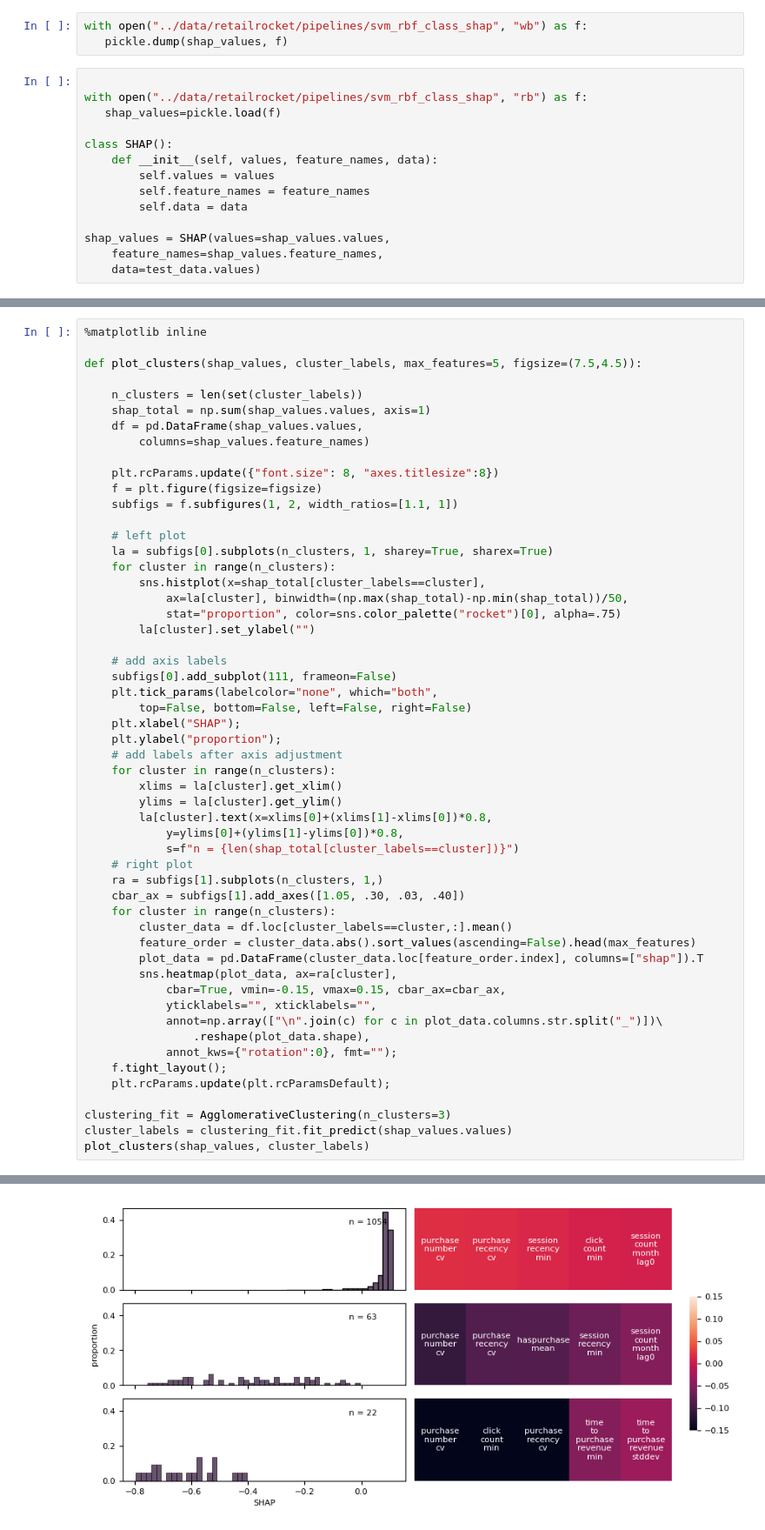
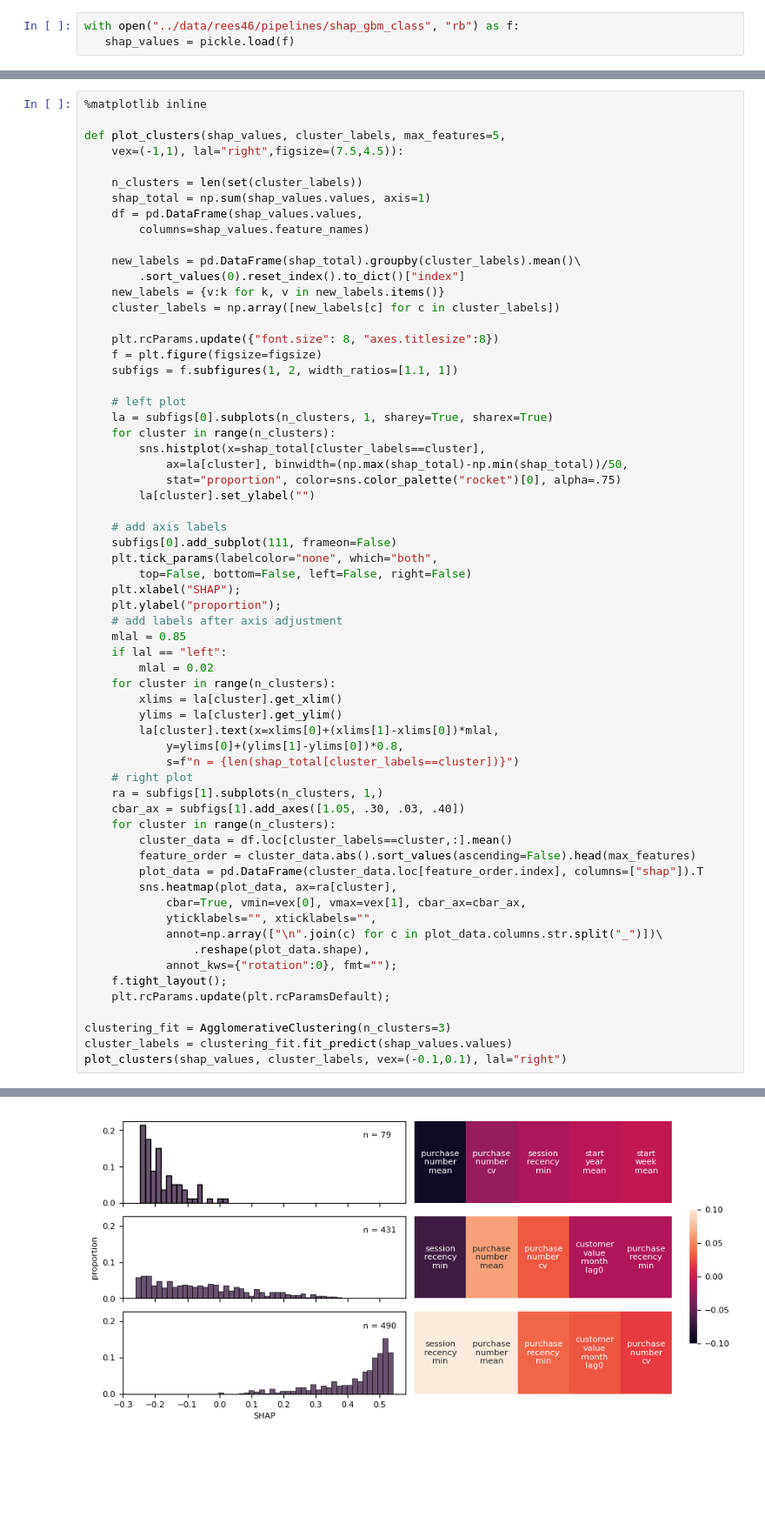
Before and after one commit to fridrichmrtn/churn-modeling, a Jupyter notebook: jupyters/07-model-understanding.ipynb, the cells around one changed output, grey strips where cells are left out. Shown at 87% size. Drawn from its saved outputs; the diff is of its cells as text; blank space fills up the shorter version.

Commit message:
Minor plot improvements

```diff
--- a/jupyters/07-model-understanding.ipynb
+++ b/jupyters/07-model-understanding.ipynb
@@ -28,18 +39,4 @@ IsADirectoryError: [Errno 21] Is a directory: '../data/retailrocket/pipelines/sv
 # %%
-with open("../data/retailrocket/pipelines/svm_rbf_class_shap", "wb") as f:
-   pickle.dump(shap_values, f)
+with open("../data/rees46/pipelines/shap_gbm_class", "rb") as f:
+   shap_values = pickle.load(f)
-# %%
-
-with open("../data/retailrocket/pipelines/svm_rbf_class_shap", "rb") as f:
-   shap_values=pickle.load(f)
-
-class SHAP():
-    def __init__(self, values, feature_names, data):
-        self.values = values
-        self.feature_names = feature_names
-        self.data = data
-
-shap_values = SHAP(values=shap_values.values,
-    feature_names=shap_values.feature_names,
-    data=test_data.values)
 # %%
@@ -206,12 +213,18 @@ cluster_scores
 # %%
 %matplotlib inline
 
-def plot_clusters(shap_values, cluster_labels, max_features=5, figsize=(7.5,4.5)):
+def plot_clusters(shap_values, cluster_labels, max_features=5,
+    vex=(-1,1), lal="right",figsize=(7.5,4.5)):
 
     n_clusters = len(set(cluster_labels))
     shap_total = np.sum(shap_values.values, axis=1)
     df = pd.DataFrame(shap_values.values,
         columns=shap_values.feature_names)
+
+    new_labels = pd.DataFrame(shap_total).groupby(cluster_labels).mean()\
+        .sort_values(0).reset_index().to_dict()["index"]
+    new_labels = {v:k for k, v in new_labels.items()}
+    cluster_labels = np.array([new_labels[c] for c in cluster_labels])
 
     plt.rcParams.update({"font.size": 8, "axes.titlesize":8})
     f = plt.figure(figsize=figsize)
@@ -229,37 +242,40 @@ def plot_clusters(shap_values, cluster_labels, max_features=5, figsize=(7.5,4.5)
     subfigs[0].add_subplot(111, frameon=False)
     plt.tick_params(labelcolor="none", which="both",
         top=False, bottom=False, left=False, right=False)
     plt.xlabel("SHAP");
     plt.ylabel("proportion");
     # add labels after axis adjustment
+    mlal = 0.85
+    if lal == "left":
+        mlal = 0.02
     for cluster in range(n_clusters):
         xlims = la[cluster].get_xlim()
         ylims = la[cluster].get_ylim()
-        la[cluster].text(x=xlims[0]+(xlims[1]-xlims[0])*0.8,
+        la[cluster].text(x=xlims[0]+(xlims[1]-xlims[0])*mlal,
             y=ylims[0]+(ylims[1]-ylims[0])*0.8,
             s=f"n = {len(shap_total[cluster_labels==cluster])}")
     # right plot
     ra = subfigs[1].subplots(n_clusters, 1,)
     cbar_ax = subfigs[1].add_axes([1.05, .30, .03, .40])
     for cluster in range(n_clusters):
         cluster_data = df.loc[cluster_labels==cluster,:].mean()
         feature_order = cluster_data.abs().sort_values(ascending=False).head(max_features)
         plot_data = pd.DataFrame(cluster_data.loc[feature_order.index], columns=["shap"]).T
         sns.heatmap(plot_data, ax=ra[cluster],
-            cbar=True, vmin=-0.15, vmax=0.15, cbar_ax=cbar_ax,
+            cbar=True, vmin=vex[0], vmax=vex[1], cbar_ax=cbar_ax,
             yticklabels="", xticklabels="",
             annot=np.array(["\n".join(c) for c in plot_data.columns.str.split("_")])\
                 .reshape(plot_data.shape),
             annot_kws={"rotation":0}, fmt="");
     f.tight_layout();
     plt.rcParams.update(plt.rcParamsDefault);
 
 clustering_fit = AgglomerativeClustering(n_clusters=3)
 cluster_labels = clustering_fit.fit_predict(shap_values.values)
-plot_clusters(shap_values, cluster_labels)
+plot_clusters(shap_values, cluster_labels, vex=(-0.1,0.1), lal="right")
 # %% [output]
 This figure includes Axes that are not compatible with tight_layout, so results might be incorrect.
-[figure, old version]
+[figure, new version]
 # %%
 from sklearn.metrics import pairwise_distances_argmin
 def get_cluster_centers(df):
```
Also changed, not shown: parts of 15 cells of this notebook.
